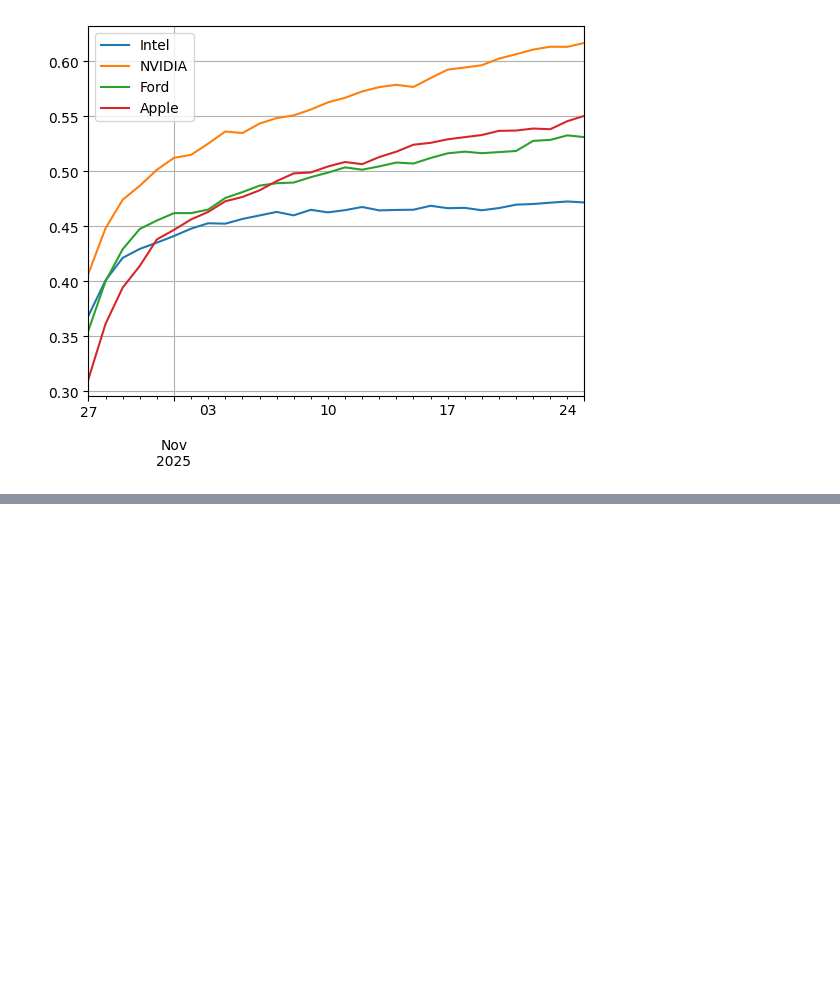
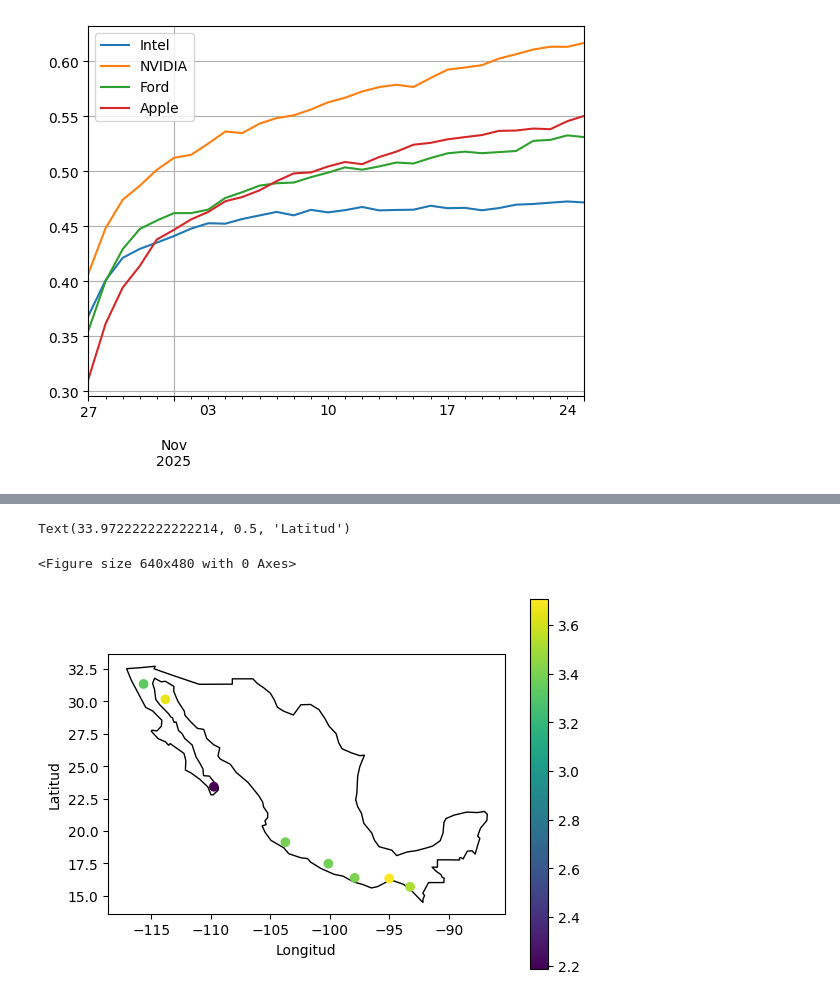
Before and after one commit to CamilaToS/Simulacion_Matematica_2025, a Jupyter notebook: NotasSEMANA11.ipynb, the cells around one changed output, grey strips where cells are left out. Cells and saved outputs as stored; diff of their text form; code cells hidden in the pictures; blank space fills up the shorter version.

```diff
--- a/NotasSEMANA11.ipynb
+++ b/NotasSEMANA11.ipynb
@@ -152,0 +218,27 @@ plt.legend()
+# %%
+# Graficamos los datos obtenidos
+#
+# Coordenadas de cada 'Posicion'
+lon=df_sismos.groupby('Posicion')['Longitud'].mean()
+lat=df_sismos.groupby('Posicion')['Latitud'].mean()
+# Mapa de México
+# https://www.naturalearthdata.com/downloads/110m-cultural-vectors/
+file_shp=ruta+'ne_110m_admin_0_countries/ne_110m_admin_0_countries.shp'
+world=gpd.read_file(file_shp)
+mexico=world[world.ABBREV=='Mex.']
+#
+# Visualización de los resultados
+fig=plt.figure()
+mexico.plot(color='white', edgecolor='black')
+#
+# Historico de sismos
+plt.scatter(lon,lat,c=df_sismos.groupby('Posicion')['Magnitud'].mean())
+plt.colorbar()
+#
+# Etiquetas ;)
+plt.xlabel('Longitud')
+plt.ylabel('Latitud')
+# %% [output]
+Text(33.972222222222214, 0.5, 'Latitud')
+<Figure size 640x480 with 0 Axes>
+[figure, added]
```
Also changed, not shown: parts of 15 cells of this notebook, 9 other files.
